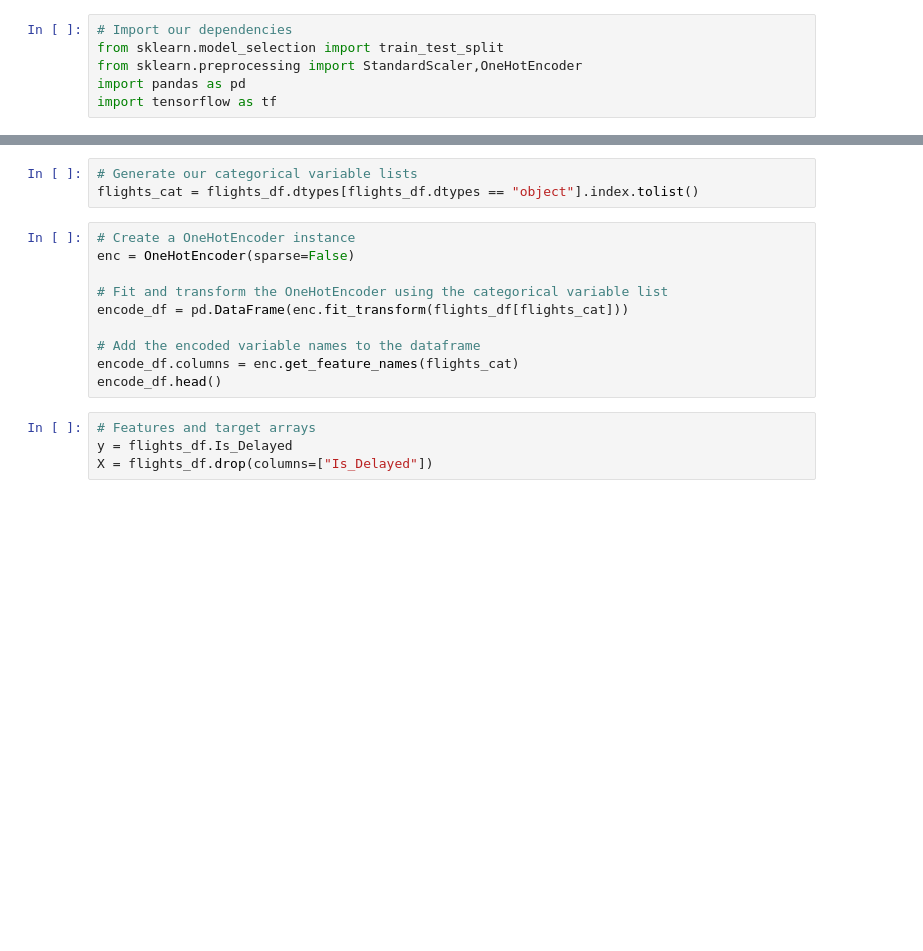
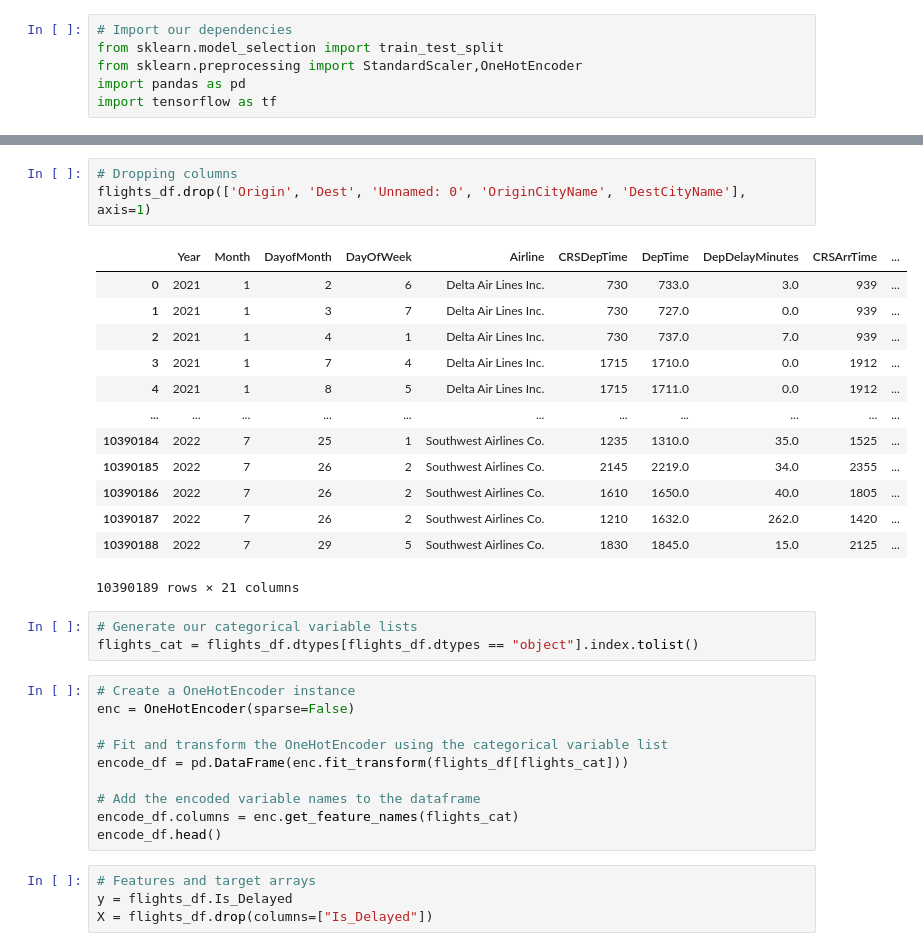
Before and after one commit to montsecruz9/Final_Project, a Jupyter notebook: MachineLearning_flights.ipynb, the cells around one changed output, grey strips where cells are left out. Saved outputs shown, nothing was run; the diff lists cells and outputs as text; blank space fills up the shorter version.

```diff
--- a/MachineLearning_flights.ipynb
+++ b/MachineLearning_flights.ipynb
@@ -46,3 +67,20 @@ pd.get_dummies(flights_df, columns=['Operating_Airline '])
+# %%
+# Dropping columns
+flights_df.drop(['Origin', 'Dest', 'Unnamed: 0', 'OriginCityName', 'DestCityName'], axis=1)
+# %% [output]
+|  | Year | Month | DayofMonth | DayOfWeek | Airline | CRSDepTime | DepTime | DepDelayMinutes | CRSArrTime | ... |
+| 0 | 2021 | 1 | 2 | 6 | Delta Air Lines Inc. | 730 | 733.0 | 3.0 | 939 | ... |
+| 1 | 2021 | 1 | 3 | 7 | Delta Air Lines Inc. | 730 | 727.0 | 0.0 | 939 | ... |
+| 2 | 2021 | 1 | 4 | 1 | Delta Air Lines Inc. | 730 | 737.0 | 7.0 | 939 | ... |
+| 3 | 2021 | 1 | 7 | 4 | Delta Air Lines Inc. | 1715 | 1710.0 | 0.0 | 1912 | ... |
+| 4 | 2021 | 1 | 8 | 5 | Delta Air Lines Inc. | 1715 | 1711.0 | 0.0 | 1912 | ... |
+| ... | ... | ... | ... | ... | ... | ... | ... | ... | ... | ... |
+| 10390184 | 2022 | 7 | 25 | 1 | Southwest Airlines Co. | 1235 | 1310.0 | 35.0 | 1525 | ... |
+| 10390185 | 2022 | 7 | 26 | 2 | Southwest Airlines Co. | 2145 | 2219.0 | 34.0 | 2355 | ... |
+| 10390186 | 2022 | 7 | 26 | 2 | Southwest Airlines Co. | 1610 | 1650.0 | 40.0 | 1805 | ... |
+| 10390187 | 2022 | 7 | 26 | 2 | Southwest Airlines Co. | 1210 | 1632.0 | 262.0 | 1420 | ... |
+| 10390188 | 2022 | 7 | 29 | 5 | Southwest Airlines Co. | 1830 | 1845.0 | 15.0 | 2125 | ... |
+10390189 rows × 21 columns
 # %%
 # Generate our categorical variable lists
 flights_cat = flights_df.dtypes[flights_df.dtypes == "object"].index.tolist()
```
Also changed, not shown: parts of 6 cells of this notebook.
